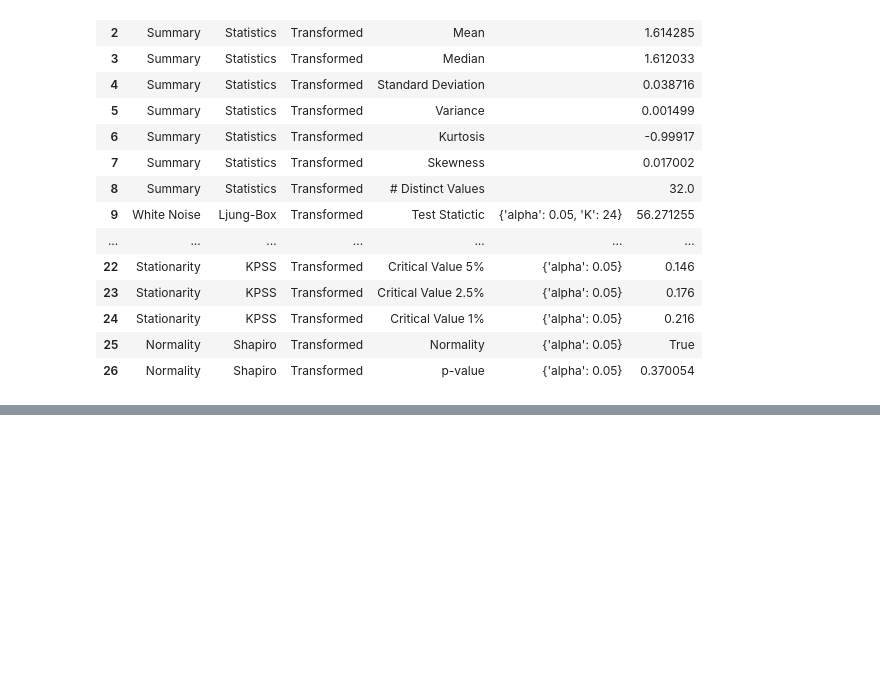
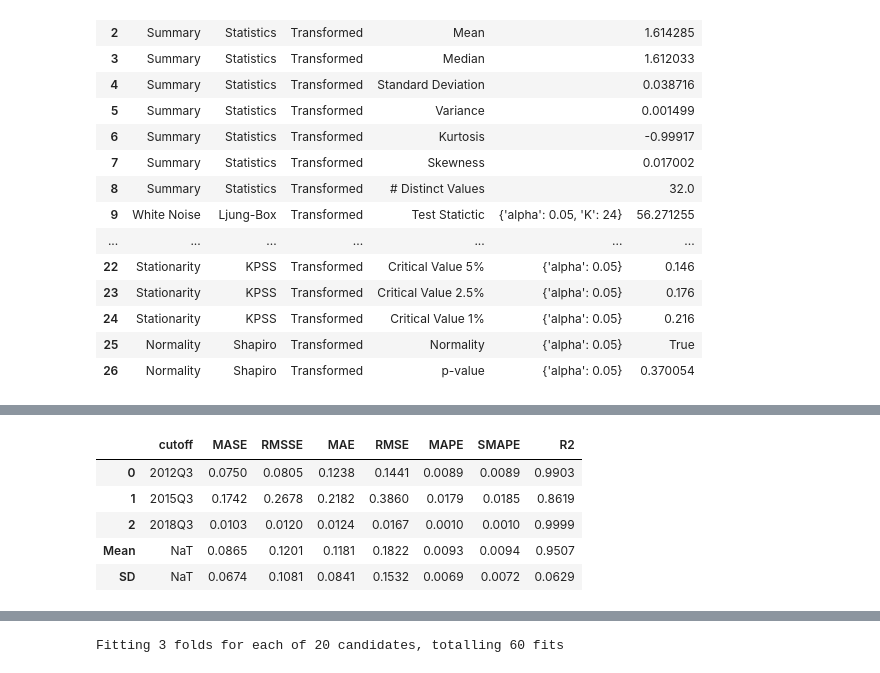
Before and after one commit to imajirzl/thesis-unemployment-rate, a Jupyter notebook: analysis/youth_tuning.ipynb, the cells around one changed output, grey strips where cells are left out. Saved outputs shown, nothing was run; the diff lists cells and outputs as text; code cells hidden in the pictures; blank space fills up the shorter version.

```diff
--- a/analysis/youth_tuning.ipynb
+++ b/analysis/youth_tuning.ipynb
@@ -106,0 +143,3 @@ exp.plot_model(plot="decomp_stl", fig_kwargs={"height": 500})
+# %%
+tuned_arima = tune_model(arima, n_iter=20, optimize='MASE')
+# %% [output]
@@ -106,0 +147,6 @@ exp.plot_model(plot="decomp_stl", fig_kwargs={"height": 500})
+|  | cutoff | MASE | RMSSE | MAE | RMSE | MAPE | SMAPE | R2 |
+| 0 | 2012Q3 | 0.0750 | 0.0805 | 0.1238 | 0.1441 | 0.0089 | 0.0089 | 0.9903 |
+| 1 | 2015Q3 | 0.1742 | 0.2678 | 0.2182 | 0.3860 | 0.0179 | 0.0185 | 0.8619 |
+| 2 | 2018Q3 | 0.0103 | 0.0120 | 0.0124 | 0.0167 | 0.0010 | 0.0010 | 0.9999 |
+| Mean | NaT | 0.0865 | 0.1201 | 0.1181 | 0.1822 | 0.0093 | 0.0094 | 0.9507 |
+| SD | NaT | 0.0674 | 0.1081 | 0.0841 | 0.1532 | 0.0069 | 0.0072 | 0.0629 |
@@ -106,0 +154 @@ exp.plot_model(plot="decomp_stl", fig_kwargs={"height": 500})
+Fitting 3 folds for each of 20 candidates, totalling 60 fits
```
Also changed, not shown: parts of 22 cells of this notebook.
